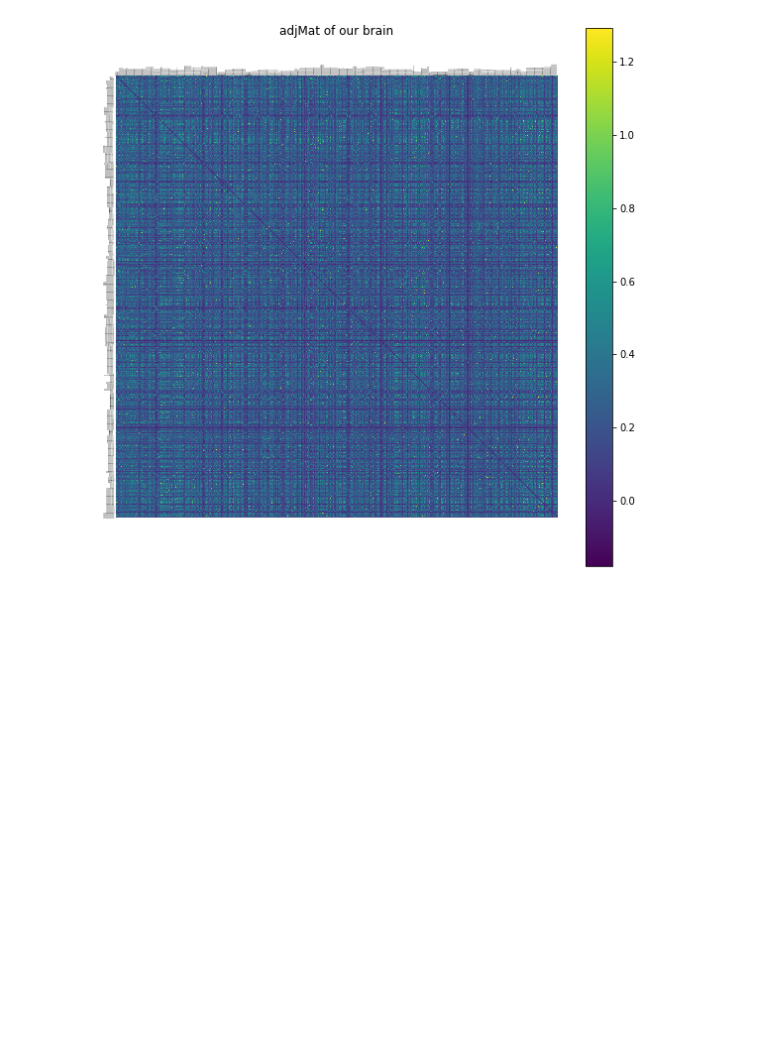
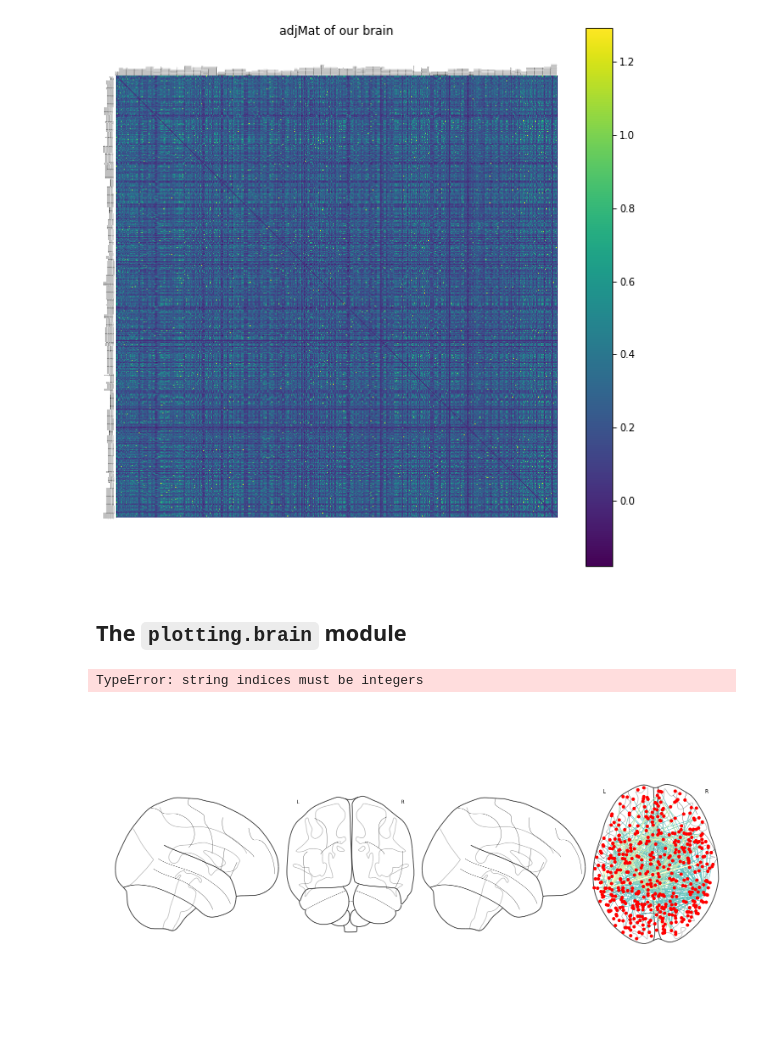
Before and after one commit to RittmanResearch/maybrain, a Jupyter notebook: docs/04 - The plotting Package.ipynb, the cells around one changed output. Drawn from its saved outputs; the diff is of its cells as text; code cells hidden in the pictures; blank space fills up the shorter version.

Commit message:
introducing plotting.brain module for plotting connectome

```diff
--- a/docs/04 - The plotting Package.ipynb
+++ b/docs/04 - The plotting Package.ipynb
@@ -68,3 +68,37 @@ fig, _ = mm.plot_strength_matrix(a, title="adjMat of our brain")
 # %%
 # Closing
 plt.close(fig)
+# %% [markdown]
+## The `plotting.brain` module
+# %%
+from nilearn import plotting
+import numpy as np
+import networkx as nx
+from maybrain import constants as ct
+from maybrain import brain as mbt
+from maybrain import resources as rr
+import matplotlib.pyplot as plt
+
+a = mbt.Brain()
+a.import_adj_file(rr.DUMMY_ADJ_FILE_500)
+a.import_spatial_info(rr.MNI_SPACE_COORDINATES_500)
+a.import_properties(rr.PROPERTIES_LOBES_500)
+a.apply_threshold()
+# %%
+fig = plt.figure(figsize=(20,10))
+#colours = ['b' for _ in range(500)]
+#colours = []
+#for _ in range(500):
+#    colours.append( '#0000ff')
+#print(type(colours))
+plotting.plot_connectome(np.copy(nx.to_numpy_matrix(a.G, nonedge=0)),
+                                    list(dict(a.G.nodes(data=ct.XYZ)).values()),
+                                    display_mode='lyrz',
+                         figure=fig,
+                         edge_cmap=plt.get_cmap('YlGnBu'),
+
+                        node_color='red',
+                        colorbar=True)
+# %% [output]
+TypeError: string indices must be integers
+[figure, added]
```
Also changed, not shown: parts of 12 cells of this notebook, 7 other files.
